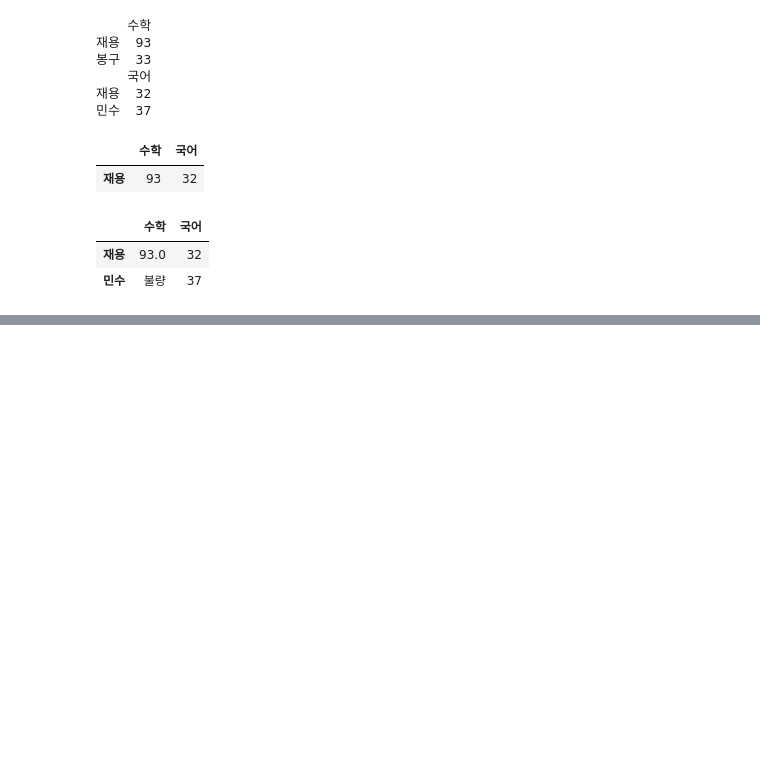
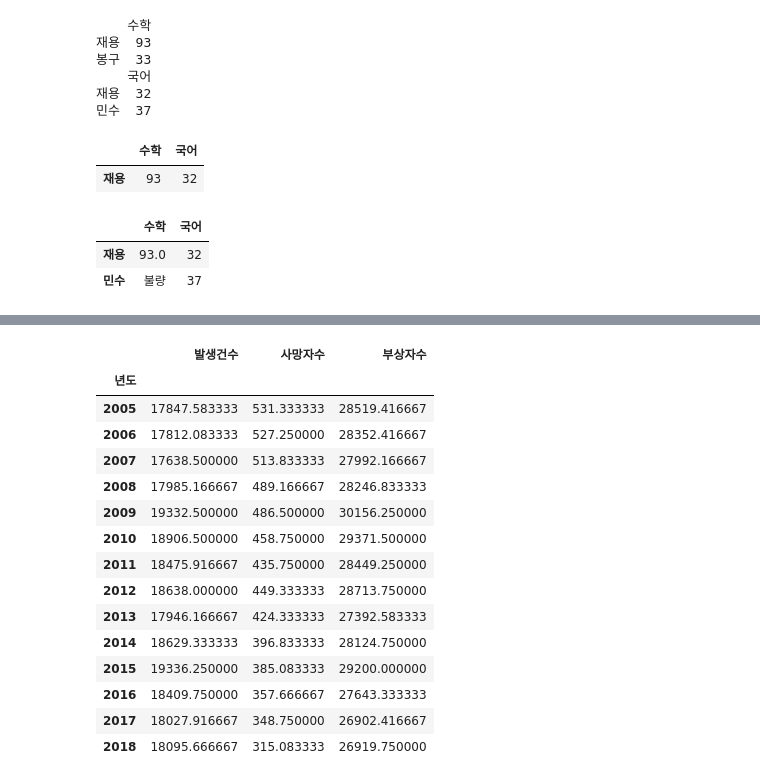
Before and after one commit to JAEYONG0303/For-python-, a Jupyter notebook: 코드 무한 연습용.ipynb, the cells around one changed output, grey strips where cells are left out. Drawn from its saved outputs; the diff is of its cells as text; code cells hidden in the pictures; blank space fills up the shorter version.

```diff
--- a/코드 무한 연습용.ipynb
+++ b/코드 무한 연습용.ipynb
@@ -2464,0 +2316,20 @@ plt.close()
+# %%
+df1 = origin.drop('월', axis = 1).groupby('년도').mean()
+df1
+# %% [output]
+|  | 발생건수 | 사망자수 | 부상자수 |
+| 년도 |  |  |  |
+| 2005 | 17847.583333 | 531.333333 | 28519.416667 |
+| 2006 | 17812.083333 | 527.250000 | 28352.416667 |
+| 2007 | 17638.500000 | 513.833333 | 27992.166667 |
+| 2008 | 17985.166667 | 489.166667 | 28246.833333 |
+| 2009 | 19332.500000 | 486.500000 | 30156.250000 |
+| 2010 | 18906.500000 | 458.750000 | 29371.500000 |
+| 2011 | 18475.916667 | 435.750000 | 28449.250000 |
+| 2012 | 18638.000000 | 449.333333 | 28713.750000 |
+| 2013 | 17946.166667 | 424.333333 | 27392.583333 |
+| 2014 | 18629.333333 | 396.833333 | 28124.750000 |
+| 2015 | 19336.250000 | 385.083333 | 29200.000000 |
+| 2016 | 18409.750000 | 357.666667 | 27643.333333 |
+| 2017 | 18027.916667 | 348.750000 | 26902.416667 |
+| 2018 | 18095.666667 | 315.083333 | 26919.750000 |
```
Also changed, not shown: parts of 14 cells of this notebook, 3 other files.
